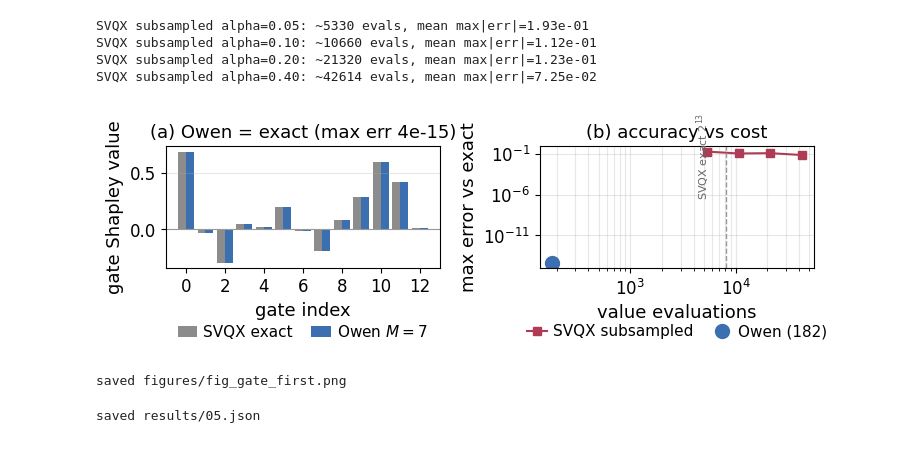
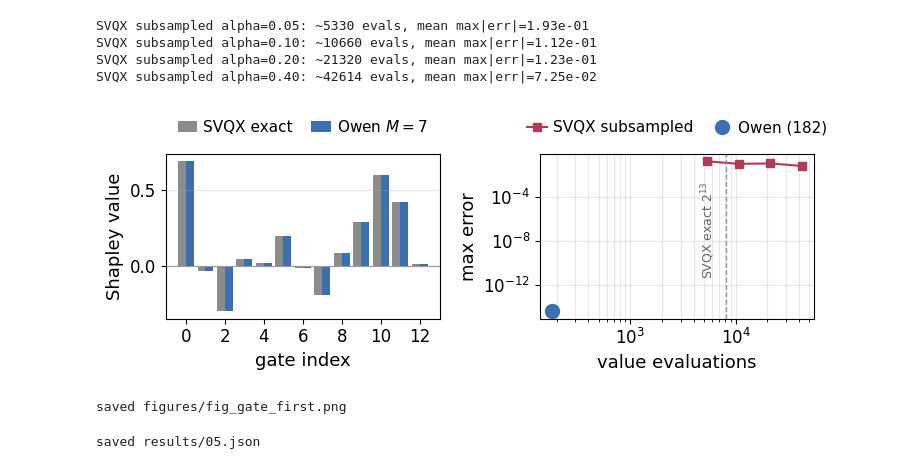
Before and after one commit to farzana0/TN-SHAP-Q-demo, a Jupyter notebook: notebooks/05_gate_attribution.ipynb, the cells around one changed output. Cells and saved outputs as stored; diff of their text form; code cells hidden in the pictures.

```diff
--- a/notebooks/05_gate_attribution.ipynb
+++ b/notebooks/05_gate_attribution.ipynb
@@ -58,29 +58,29 @@ SVQX subsampled alpha=0.40: ~42614 evals, mean max|err|=7.25e-02
 # %%
 # Figure: (a) per-gate Shapley exact vs Owen; (b) accuracy vs cost
 fig, (a1, a2) = plt.subplots(1, 2, figsize=(7.8, 3.0))
 xb = np.arange(m); wid = 0.4
 a1.bar(xb - wid/2, phi_exact, wid, color='0.55', label='SVQX exact')
 a1.bar(xb + wid/2, phi_owen, wid, color='#3b6fb0', label=r'Owen $M{=}7$')
 a1.axhline(0, color='0.6', lw=0.8); a1.set_xticks(xb[::2])
-a1.set_xlabel('gate index'); a1.set_ylabel('gate Shapley value')
-a1.set_title(f'(a) Owen = exact (max err {max_err:.0e})')
-a1.legend(frameon=False, loc='upper center', bbox_to_anchor=(0.5, -0.34), ncol=2, columnspacing=1.2, handlelength=1.3, handletextpad=0.4); a1.grid(alpha=0.3, axis='y')
+a1.set_xlabel('gate index'); a1.set_ylabel('Shapley value')
+
+a1.legend(frameon=False, loc='lower center', bbox_to_anchor=(0.5, 1.03), ncol=2, columnspacing=1.2, handlelength=1.3, handletextpad=0.4); a1.grid(alpha=0.3, axis='y')
 
 sv_ev = [p[0] for p in svqx_pts]; sv_er = [p[1] for p in svqx_pts]
 a2.loglog(sv_ev, sv_er, 's-', color='#b03b54', label='SVQX subsampled')
 a2.loglog([n_owen], [max(max_err, 1e-16)], 'o', color='#3b6fb0', ms=10,
           label=f'Owen ({n_owen})')
 a2.axvline(2**m, color='0.6', ls='--', lw=1)
-a2.text(2**m * 0.5, 5e-2, r'SVQX exact $2^{13}$', rotation=90, va='center', fontsize=8, color='0.4')
-a2.set_xlabel('value evaluations'); a2.set_ylabel('max error vs exact')
-a2.set_title('(b) accuracy vs cost'); a2.legend(frameon=False, loc='upper center', bbox_to_anchor=(0.5, -0.34), ncol=2, columnspacing=1.2, handlelength=1.3, handletextpad=0.4)
+a2.text(2**m * 0.55, 1e-7, r'SVQX exact $2^{13}$', rotation=90, va='center', fontsize=9, color='0.4')
+a2.set_xlabel('value evaluations'); a2.set_ylabel('max error')
+a2.legend(frameon=False, loc='lower center', bbox_to_anchor=(0.5, 1.03), ncol=2, columnspacing=1.2, handlelength=1.3, handletextpad=0.4)
 a2.grid(alpha=0.3, which='both')
 fig.tight_layout()
 savefig(fig, 'fig_gate_first.png')
 plt.show()
 print("saved figures/fig_gate_first.png")
 # %% [output]
-[figure, old version]
+[figure, new version]
 saved figures/fig_gate_first.png
 # %%
 res = {
```
Also changed, not shown: 16 other files.
